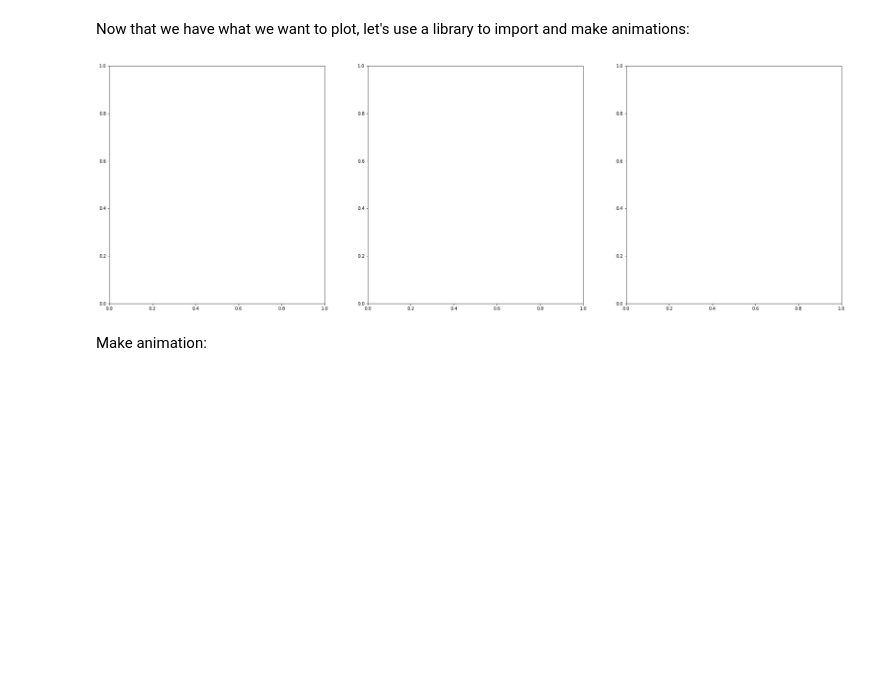
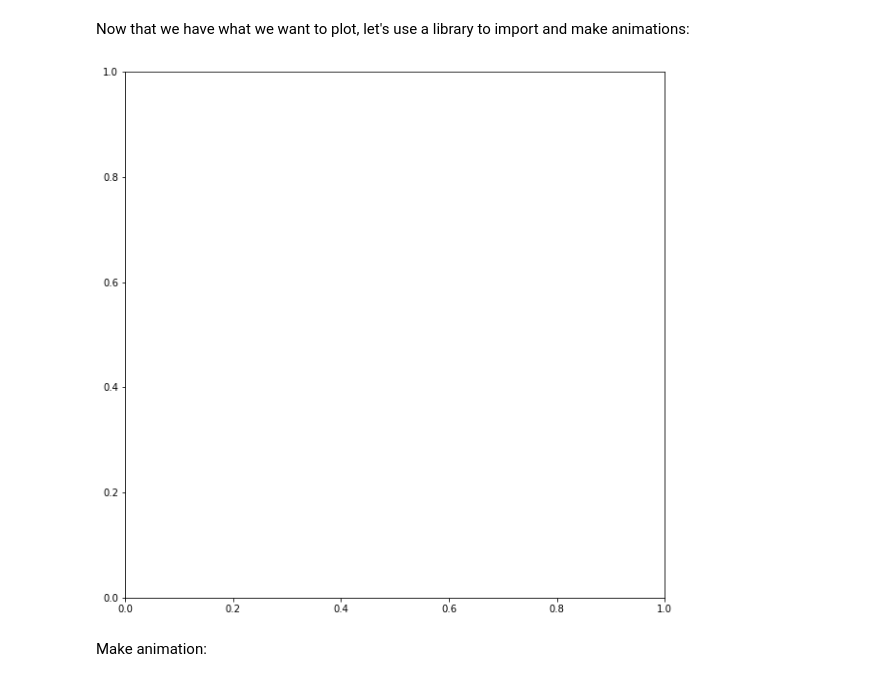
Before and after one commit to jnaiman/csci-p-14110_su2020, a Jupyter notebook: lesson09/prep_notebook_lesson09.ipynb, the cells around one changed output. Drawn from its saved outputs; the diff is of its cells as text; code cells hidden in the pictures; blank space fills up the shorter version.

```diff
--- a/lesson09/prep_notebook_lesson09.ipynb
+++ b/lesson09/prep_notebook_lesson09.ipynb
@@ -262,10 +267,10 @@ plt.show()
 Now that we have what we want to plot, let's use a library to import and make animations:
 # %%
 # initalize our figure
-fig, ax = plt.subplots(1,3, figsize=(10*3, 10))
+fig, ax = plt.subplots(1,1, figsize=(10, 10))
 # empty fig shows up
 # %% [output]
-[figure, old version]
+[figure, new version]
 # %%
 from animations_library import plot_animations
 # %%
```
Also changed, not shown: parts of 19 cells of this notebook, 5 other files.
